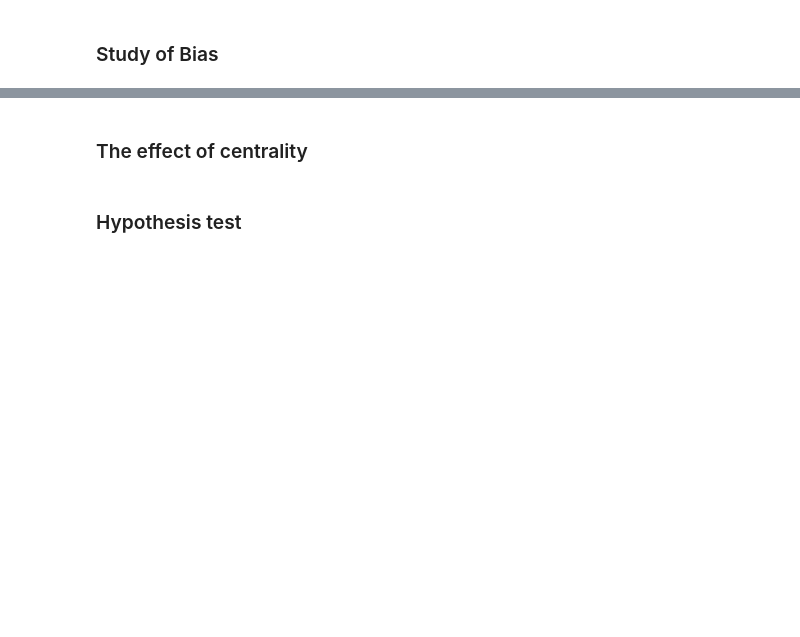
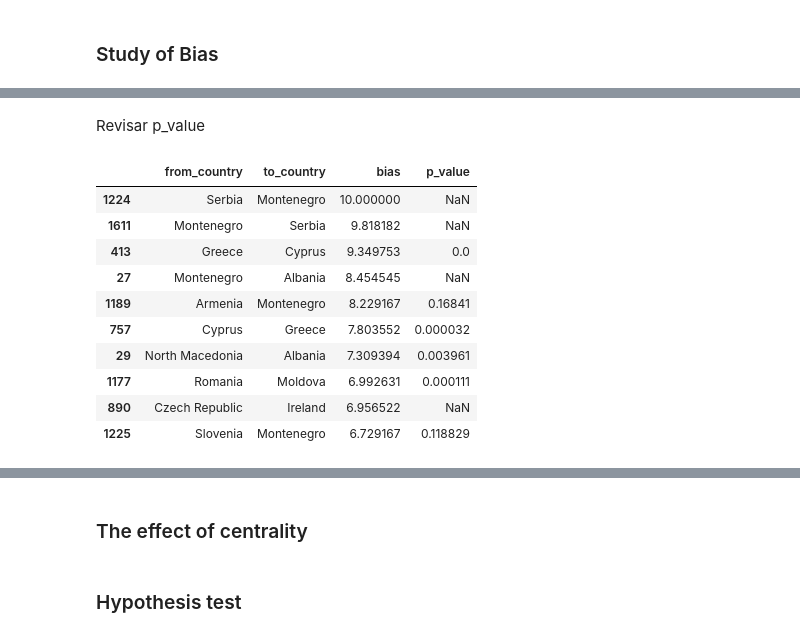
Before and after one commit to Mate1Coll/Eurovision_Contest_Analysis, a Jupyter notebook: Notebook.ipynb, the cells around one changed output, grey strips where cells are left out. Cells and saved outputs as stored; diff of their text form; code cells hidden in the pictures; blank space fills up the shorter version.

```diff
--- a/Notebook.ipynb
+++ b/Notebook.ipynb
@@ -449,0 +554,2 @@ cluster_analysis(df_final_round, initial_year=1980, final_year=2019)
+# %% [markdown]
+Revisar p_value
@@ -449,0 +648,14 @@ cluster_analysis(df_final_round, initial_year=1980, final_year=2019)
+# %%
+bias_dyads(df_final_round, initial_year=1998, final_year=2023)
+# %% [output]
+|  | from_country | to_country | bias | p_value |
+| 1224 | Serbia | Montenegro | 10.000000 | NaN |
+| 1611 | Montenegro | Serbia | 9.818182 | NaN |
+| 413 | Greece | Cyprus | 9.349753 | 0.0 |
+| 27 | Montenegro | Albania | 8.454545 | NaN |
+| 1189 | Armenia | Montenegro | 8.229167 | 0.16841 |
+| 757 | Cyprus | Greece | 7.803552 | 0.000032 |
+| 29 | North Macedonia | Albania | 7.309394 | 0.003961 |
+| 1177 | Romania | Moldova | 6.992631 | 0.000111 |
+| 890 | Czech Republic | Ireland | 6.956522 | NaN |
+| 1225 | Slovenia | Montenegro | 6.729167 | 0.118829 |
```
Also changed, not shown: parts of 14 cells of this notebook.
